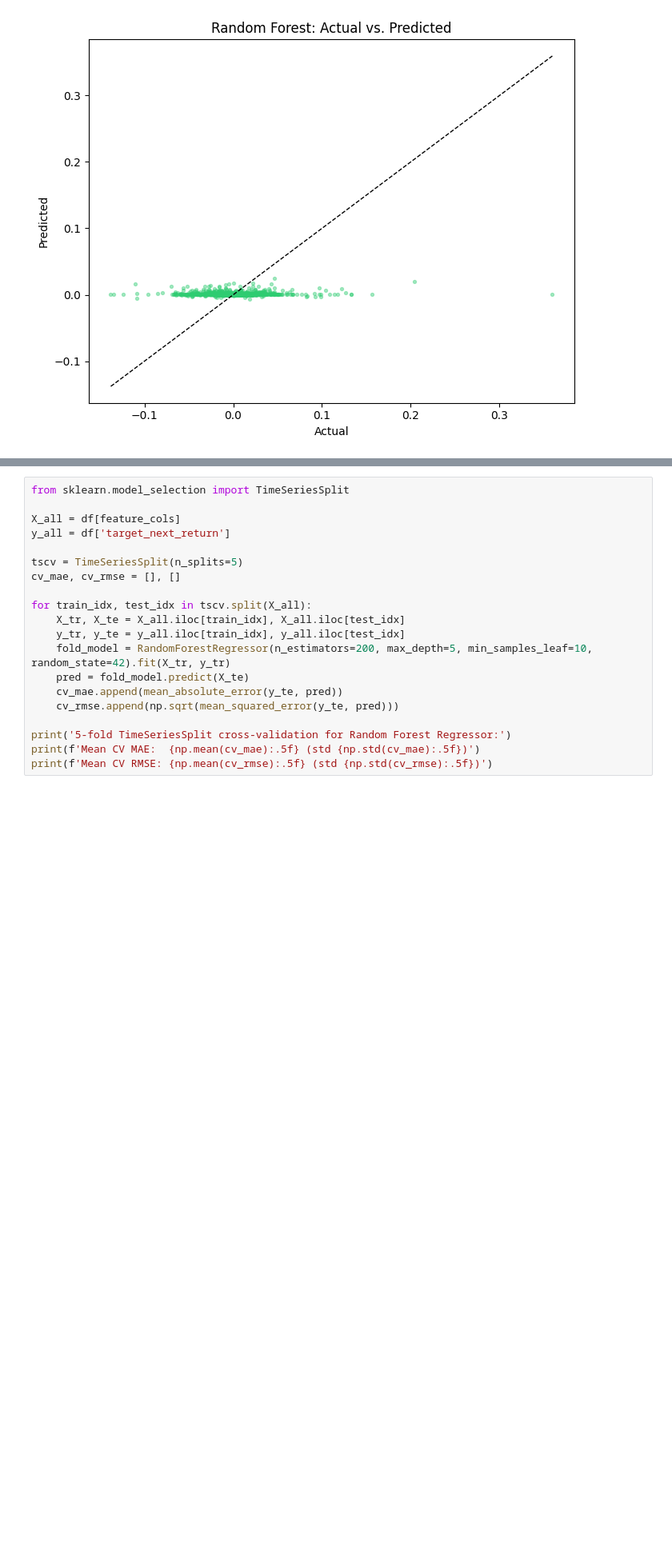
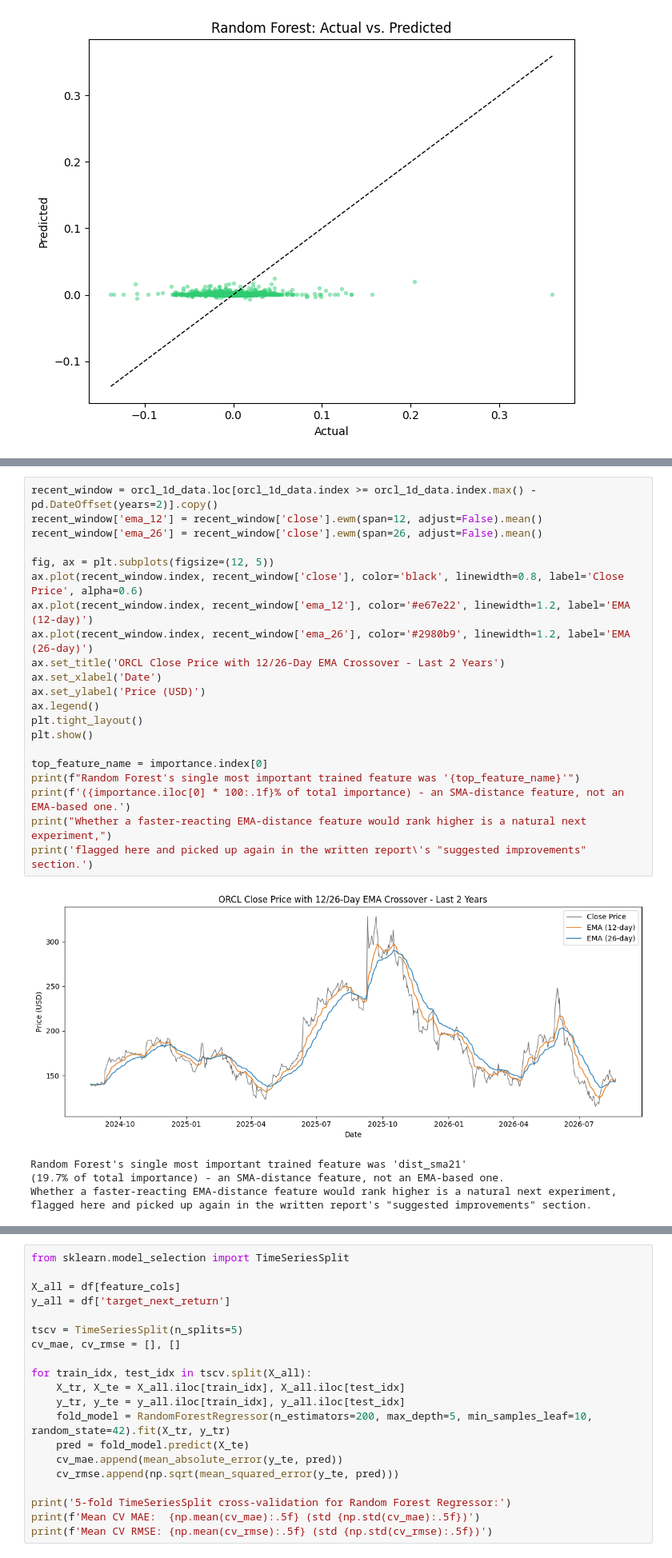
Before and after one commit to santiago-cruzlopez/WLV-MSc-AI, a Jupyter notebook: 07_Concepts_&_Technologies_of_Artificial_Intelligence/Assessment/2584023_Task1_Algo2.ipynb, the cells around one changed output, grey strips where cells are left out. Shown at 80% size. Saved outputs shown, nothing was run; the diff lists cells and outputs as text; blank space fills up the shorter version.

```diff
--- a/07_Concepts_&_Technologies_of_Artificial_Intelligence/Assessment/2584023_Task1_Algo2.ipynb
+++ b/07_Concepts_&_Technologies_of_Artificial_Intelligence/Assessment/2584023_Task1_Algo2.ipynb
@@ -433 +442,28 @@ plt.show()
+# %%
+recent_window = orcl_1d_data.loc[orcl_1d_data.index >= orcl_1d_data.index.max() - pd.DateOffset(years=2)].copy()
+recent_window['ema_12'] = recent_window['close'].ewm(span=12, adjust=False).mean()
+recent_window['ema_26'] = recent_window['close'].ewm(span=26, adjust=False).mean()
+
+fig, ax = plt.subplots(figsize=(12, 5))
+ax.plot(recent_window.index, recent_window['close'], color='black', linewidth=0.8, label='Close Price', alpha=0.6)
+ax.plot(recent_window.index, recent_window['ema_12'], color='#e67e22', linewidth=1.2, label='EMA (12-day)')
+ax.plot(recent_window.index, recent_window['ema_26'], color='#2980b9', linewidth=1.2, label='EMA (26-day)')
+ax.set_title('ORCL Close Price with 12/26-Day EMA Crossover - Last 2 Years')
+ax.set_xlabel('Date')
+ax.set_ylabel('Price (USD)')
+ax.legend()
+plt.tight_layout()
+plt.show()
+
+top_feature_name = importance.index[0]
+print(f"Random Forest's single most important trained feature was '{top_feature_name}'")
+print(f'({importance.iloc[0] * 100:.1f}% of total importance) - an SMA-distance feature, not an EMA-based one.')
+print("Whether a faster-reacting EMA-distance feature would rank higher is a natural next experiment,")
+print('flagged here and picked up again in the written report\'s "suggested improvements" section.')
+# %% [output]
+[figure, added]
+Random Forest's single most important trained feature was 'dist_sma21'
+(19.7% of total importance) - an SMA-distance feature, not an EMA-based one.
+Whether a faster-reacting EMA-distance feature would rank higher is a natural next experiment,
+flagged here and picked up again in the written report's "suggested improvements" section.
 # %% [markdown]
```
Also changed, not shown: parts of 3 cells of this notebook, 3 other files.
